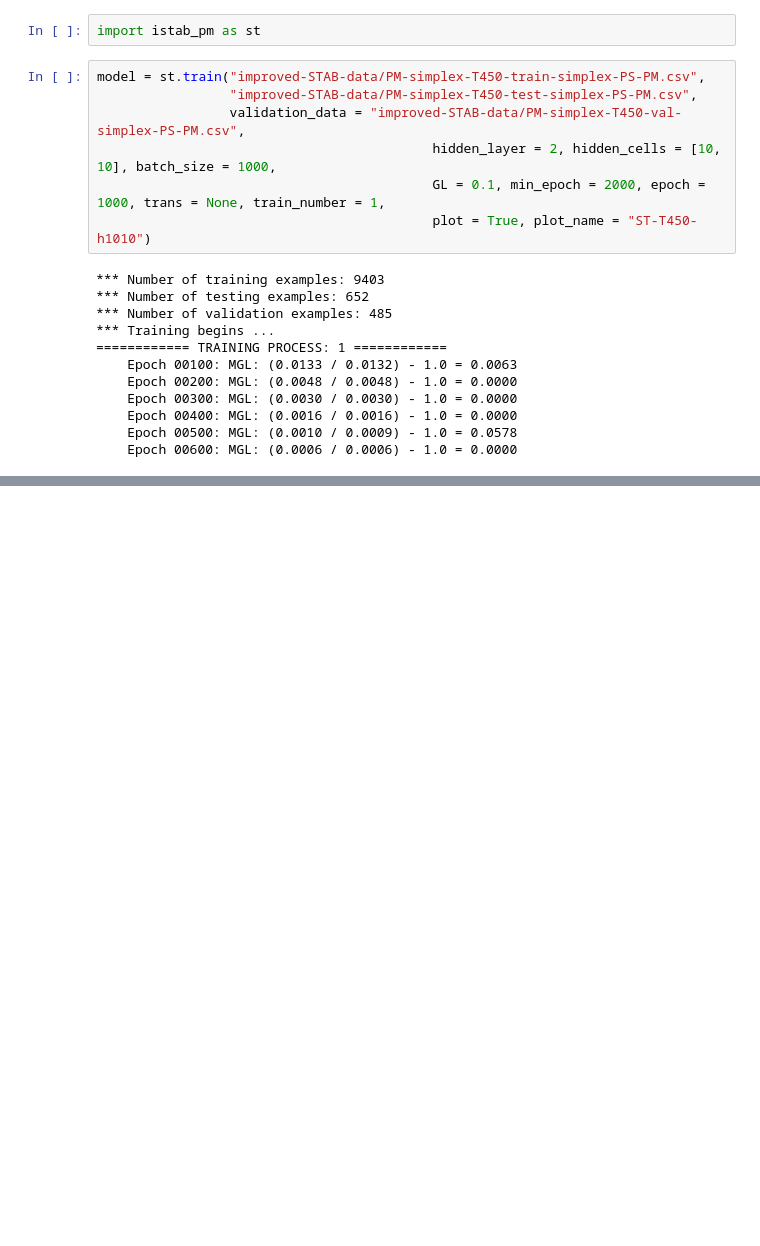
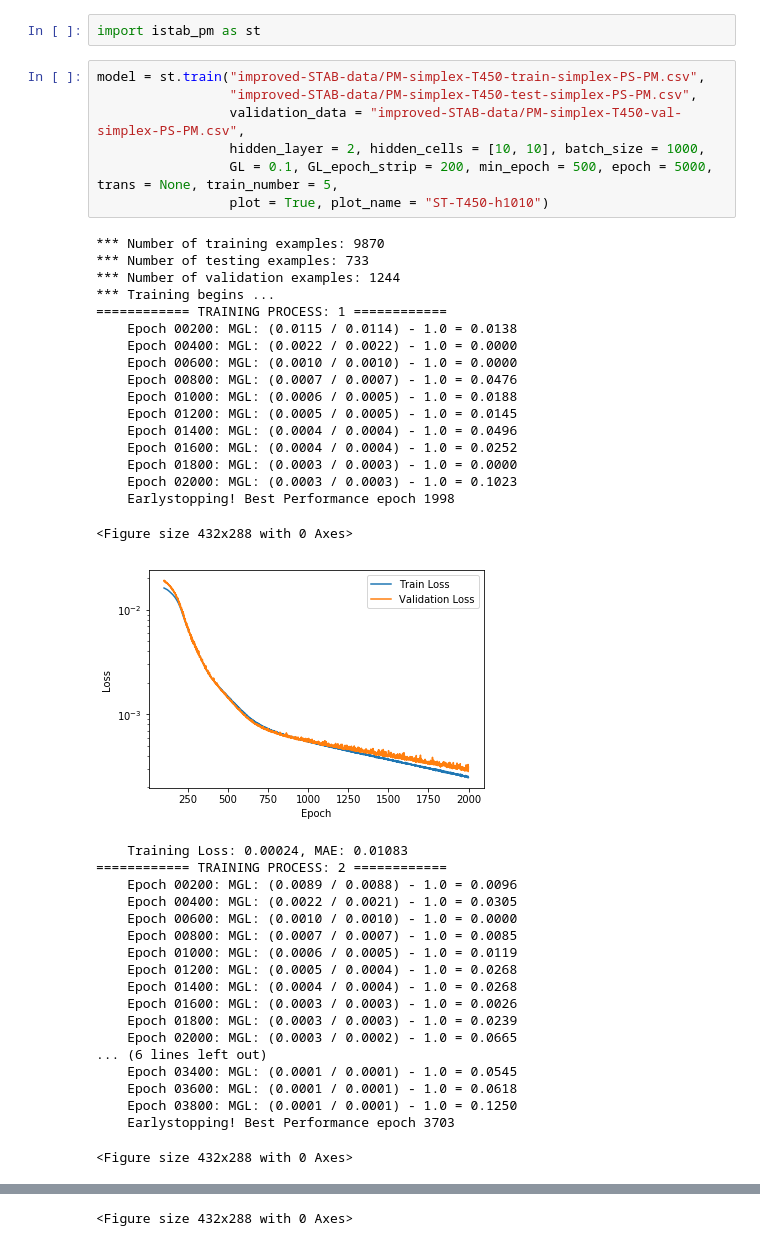
Before and after one commit to Arsennnic/ANN-FC-2.0, a Jupyter notebook: train_stab.ipynb, the cells around one changed output, grey strips where cells are left out. Saved outputs shown, nothing was run; the diff lists cells and outputs as text; blank space fills up the shorter version.

```diff
--- a/train_stab.ipynb
+++ b/train_stab.ipynb
@@ -3,19 +3,44 @@ import istab_pm as st
 # %%
 model = st.train("improved-STAB-data/PM-simplex-T450-train-simplex-PS-PM.csv",
                  "improved-STAB-data/PM-simplex-T450-test-simplex-PS-PM.csv",
                  validation_data = "improved-STAB-data/PM-simplex-T450-val-simplex-PS-PM.csv",
-                                           hidden_layer = 2, hidden_cells = [10, 10], batch_size = 1000,
-                                           GL = 0.1, min_epoch = 2000, epoch = 1000, trans = None, train_number = 1,
-                                           plot = True, plot_name = "ST-T450-h1010")
+                 hidden_layer = 2, hidden_cells = [10, 10], batch_size = 1000,
+                 GL = 0.1, GL_epoch_strip = 200, min_epoch = 500, epoch = 5000, trans = None, train_number = 5,
+                 plot = True, plot_name = "ST-T450-h1010")
 # %% [output]
-*** Number of training examples: 9403
-*** Number of testing examples: 652
-*** Number of validation examples: 485
+*** Number of training examples: 9870
+*** Number of testing examples: 733
+*** Number of validation examples: 1244
 *** Training begins ...
 ============ TRAINING PROCESS: 1 ============
-    Epoch 00100: MGL: (0.0133 / 0.0132) - 1.0 = 0.0063
-    Epoch 00200: MGL: (0.0048 / 0.0048) - 1.0 = 0.0000
-    Epoch 00300: MGL: (0.0030 / 0.0030) - 1.0 = 0.0000
-    Epoch 00400: MGL: (0.0016 / 0.0016) - 1.0 = 0.0000
-    Epoch 00500: MGL: (0.0010 / 0.0009) - 1.0 = 0.0578
-    Epoch 00600: MGL: (0.0006 / 0.0006) - 1.0 = 0.0000
+    Epoch 00200: MGL: (0.0115 / 0.0114) - 1.0 = 0.0138
+    Epoch 00400: MGL: (0.0022 / 0.0022) - 1.0 = 0.0000
+    Epoch 00600: MGL: (0.0010 / 0.0010) - 1.0 = 0.0000
+    Epoch 00800: MGL: (0.0007 / 0.0007) - 1.0 = 0.0476
+    Epoch 01000: MGL: (0.0006 / 0.0005) - 1.0 = 0.0188
+    Epoch 01200: MGL: (0.0005 / 0.0005) - 1.0 = 0.0145
+    Epoch 01400: MGL: (0.0004 / 0.0004) - 1.0 = 0.0496
+    Epoch 01600: MGL: (0.0004 / 0.0004) - 1.0 = 0.0252
+    Epoch 01800: MGL: (0.0003 / 0.0003) - 1.0 = 0.0000
+    Epoch 02000: MGL: (0.0003 / 0.0003) - 1.0 = 0.1023
+    Earlystopping! Best Performance epoch 1998
+<Figure size 432x288 with 0 Axes>
+[figure, added]
+    Training Loss: 0.00024, MAE: 0.01083
+============ TRAINING PROCESS: 2 ============
+    Epoch 00200: MGL: (0.0089 / 0.0088) - 1.0 = 0.0096
+    Epoch 00400: MGL: (0.0022 / 0.0021) - 1.0 = 0.0305
+    Epoch 00600: MGL: (0.0010 / 0.0010) - 1.0 = 0.0000
+    Epoch 00800: MGL: (0.0007 / 0.0007) - 1.0 = 0.0085
+    Epoch 01000: MGL: (0.0006 / 0.0005) - 1.0 = 0.0119
+    Epoch 01200: MGL: (0.0005 / 0.0004) - 1.0 = 0.0268
+    Epoch 01400: MGL: (0.0004 / 0.0004) - 1.0 = 0.0268
+    Epoch 01600: MGL: (0.0003 / 0.0003) - 1.0 = 0.0026
+    Epoch 01800: MGL: (0.0003 / 0.0003) - 1.0 = 0.0239
+    Epoch 02000: MGL: (0.0003 / 0.0002) - 1.0 = 0.0665
+... (6 lines left out)
+    Epoch 03400: MGL: (0.0001 / 0.0001) - 1.0 = 0.0545
+    Epoch 03600: MGL: (0.0001 / 0.0001) - 1.0 = 0.0618
+    Epoch 03800: MGL: (0.0001 / 0.0001) - 1.0 = 0.1250
+    Earlystopping! Best Performance epoch 3703
+<Figure size 432x288 with 0 Axes>
@@ -21,0 +64 @@ model = st.train("improved-STAB-data/PM-simplex-T450-train-simplex-PS-PM.csv",
+<Figure size 432x288 with 0 Axes>
```
Also changed, not shown: parts of 26 cells of this notebook, 14 other files.
